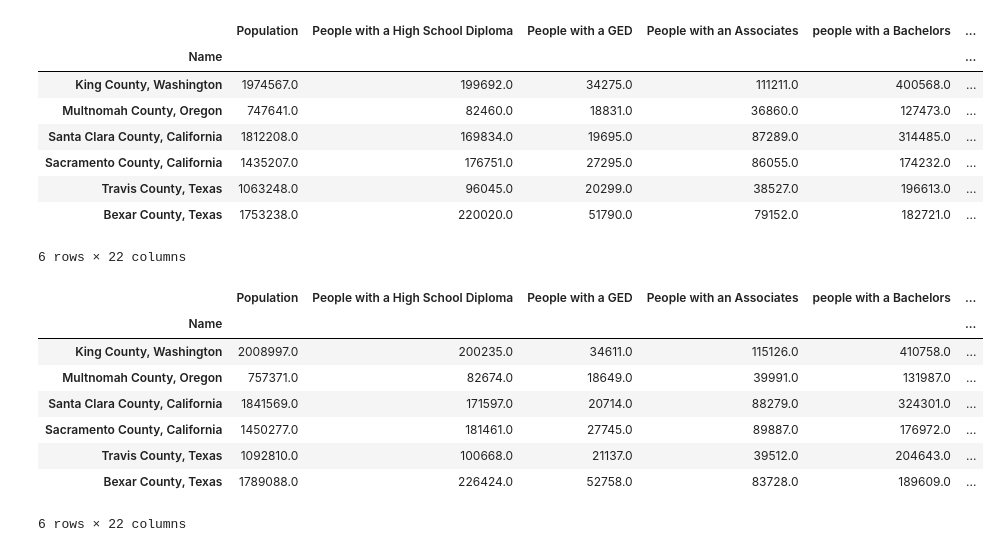
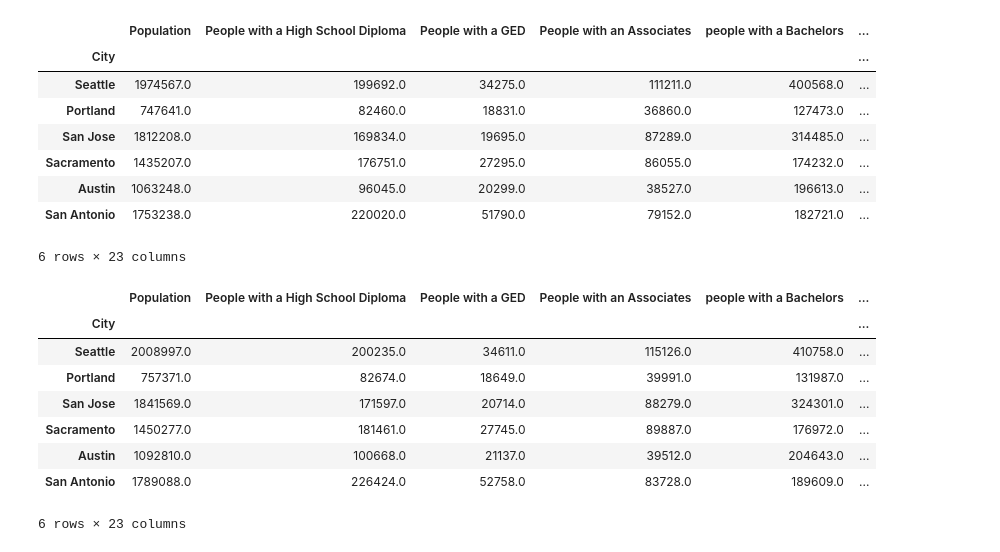
Before and after one commit to mrcjbf/project-one-repo, a Jupyter notebook: census_api.ipynb, the cells around one changed output. Saved outputs shown, nothing was run; the diff lists cells and outputs as text; code cells hidden in the pictures.

Commit message:
Indexed by city

```diff
--- a/census_api.ipynb
+++ b/census_api.ipynb
@@ -179,6 +179,12 @@ sacramento_county_df_2013 = county_df_2013.get_group("Sacramento County, Califor
 austin_county_df_2013 = county_df_2013.get_group("Travis County, Texas")
 san_antonio_county_df_2013 = county_df_2013.get_group("Bexar County, Texas")
 
+seattle_county_df_2013["City"] = "Seattle"
+portland_county_df_2013["City"] = "Portland"
+san_jose_county_df_2013["City"] = "San Jose"
+sacramento_county_df_2013["City"] = "Sacramento"
+austin_county_df_2013["City"] = "Austin"
+san_antonio_county_df_2013["City"] = "San Antonio"
 #Breakdown Data for each county in 2014
 county_df_2014 = census_pd_2014.groupby(["Name"])
 seattle_county_df_2014 = county_df_2014.get_group("King County, Washington")
@@ -188,6 +194,12 @@ sacramento_county_df_2014 = county_df_2014.get_group("Sacramento County, Califor
 austin_county_df_2014 = county_df_2014.get_group("Travis County, Texas")
 san_antonio_county_df_2014 = county_df_2014.get_group("Bexar County, Texas")
 
+seattle_county_df_2014["City"] = "Seattle"
+portland_county_df_2014["City"] = "Portland"
+san_jose_county_df_2014["City"] = "San Jose"
+sacramento_county_df_2014["City"] = "Sacramento"
+austin_county_df_2014["City"] = "Austin"
+san_antonio_county_df_2014["City"] = "San Antonio"
 #Breakdown Data for each county in 2015
 county_df_2015 = census_pd_2015.groupby(["Name"])
 seattle_county_df_2015 = county_df_2015.get_group("King County, Washington")
@@ -197,6 +209,12 @@ sacramento_county_df_2015 = county_df_2015.get_group("Sacramento County, Califor
 austin_county_df_2015 = county_df_2015.get_group("Travis County, Texas")
 san_antonio_county_df_2015 = county_df_2015.get_group("Bexar County, Texas")
 
+seattle_county_df_2015["City"] = "Seattle"
+portland_county_df_2015["City"] = "Portland"
+san_jose_county_df_2015["City"] = "San Jose"
+sacramento_county_df_2015["City"] = "Sacramento"
+austin_county_df_2015["City"] = "Austin"
+san_antonio_county_df_2015["City"] = "San Antonio"
 #Breakdown Data for each county in 2016
 county_df_2016 = census_pd_2016.groupby(["Name"])
 seattle_county_df_2016 = county_df_2016.get_group("King County, Washington")
@@ -206,6 +224,12 @@ sacramento_county_df_2016 = county_df_2016.get_group("Sacramento County, Califor
 austin_county_df_2016 = county_df_2016.get_group("Travis County, Texas")
 san_antonio_county_df_2016 = county_df_2016.get_group("Bexar County, Texas")
 
+seattle_county_df_2016["City"] = "Seattle"
+portland_county_df_2016["City"] = "Portland"
+san_jose_county_df_2016["City"] = "San Jose"
+sacramento_county_df_2016["City"] = "Sacramento"
+austin_county_df_2016["City"] = "Austin"
+san_antonio_county_df_2016["City"] = "San Antonio"
 #Breakdown Data for each county in 2017
 county_df_2017 = census_pd_2017.groupby(["Name"])
 seattle_county_df_2017 = county_df_2017.get_group("King County, Washington")
@@ -214,3 +238,10 @@ san_jose_county_df_2017 = county_df_2017.get_group("Santa Clara County, Californ
 sacramento_county_df_2017 = county_df_2017.get_group("Sacramento County, California")
 austin_county_df_2017 = county_df_2017.get_group("Travis County, Texas")
 san_antonio_county_df_2017 = county_df_2017.get_group("Bexar County, Texas")
+
+seattle_county_df_2017["City"] = "Seattle"
+portland_county_df_2017["City"] = "Portland"
+san_jose_county_df_2017["City"] = "San Jose"
+sacramento_county_df_2017["City"] = "Sacramento"
+austin_county_df_2017["City"] = "Austin"
+san_antonio_county_df_2017["City"] = "San Antonio"
@@ -217,39 +266,39 @@ san_antonio_county_df_2017 = county_df_2017.get_group("Bexar County, Texas")
 # %%
 #Merge county data frames for 2013
 county_frames_13 = [seattle_county_df_2013, portland_county_df_2013, san_jose_county_df_2013, sacramento_county_df_2013,
                 austin_county_df_2013, san_antonio_county_df_2013]
 county_frames_df_2013 = pd.concat(county_frames_13)
 county_frames_df_2013.to_csv("Output/county_data_2013.csv", encoding="utf-8", index=True)
-county_frames_df_2013 = county_frames_df_2013.set_index("Name")
+county_frames_df_2013 = county_frames_df_2013.set_index("City")
 county_frames_df_2013
 # %% [output]
 |  | Population | People with a High School Diploma | People with a GED | People with an Associates | people with a Bachelors | ... |
-| Name |  |  |  |  |  | ... |
-| King County, Washington | 1974567.0 | 199692.0 | 34275.0 | 111211.0 | 400568.0 | ... |
-| Multnomah County, Oregon | 747641.0 | 82460.0 | 18831.0 | 36860.0 | 127473.0 | ... |
-| Santa Clara County, California | 1812208.0 | 169834.0 | 19695.0 | 87289.0 | 314485.0 | ... |
-| Sacramento County, California | 1435207.0 | 176751.0 | 27295.0 | 86055.0 | 174232.0 | ... |
-| Travis County, Texas | 1063248.0 | 96045.0 | 20299.0 | 38527.0 | 196613.0 | ... |
-| Bexar County, Texas | 1753238.0 | 220020.0 | 51790.0 | 79152.0 | 182721.0 | ... |
+| City |  |  |  |  |  | ... |
+| Seattle | 1974567.0 | 199692.0 | 34275.0 | 111211.0 | 400568.0 | ... |
+| Portland | 747641.0 | 82460.0 | 18831.0 | 36860.0 | 127473.0 | ... |
+| San Jose | 1812208.0 | 169834.0 | 19695.0 | 87289.0 | 314485.0 | ... |
+| Sacramento | 1435207.0 | 176751.0 | 27295.0 | 86055.0 | 174232.0 | ... |
+| Austin | 1063248.0 | 96045.0 | 20299.0 | 38527.0 | 196613.0 | ... |
+| San Antonio | 1753238.0 | 220020.0 | 51790.0 | 79152.0 | 182721.0 | ... |
-6 rows × 22 columns
+6 rows × 23 columns
 # %%
 #Merge county data frames for 2014
 county_frames_14 = [seattle_county_df_2014, portland_county_df_2014, san_jose_county_df_2014, sacramento_county_df_2014,
                 austin_county_df_2014, san_antonio_county_df_2014]
 county_frames_df_2014 = pd.concat(county_frames_14)
 county_frames_df_2014.to_csv("Output/county_data_2014.csv", encoding="utf-8", index=True)
-county_frames_df_2014 = county_frames_df_2014.set_index("Name")
+county_frames_df_2014 = county_frames_df_2014.set_index("City")
 county_frames_df_2014
 # %% [output]
 |  | Population | People with a High School Diploma | People with a GED | People with an Associates | people with a Bachelors | ... |
-| Name |  |  |  |  |  | ... |
-| King County, Washington | 2008997.0 | 200235.0 | 34611.0 | 115126.0 | 410758.0 | ... |
-| Multnomah County, Oregon | 757371.0 | 82674.0 | 18649.0 | 39991.0 | 131987.0 | ... |
-| Santa Clara County, California | 1841569.0 | 171597.0 | 20714.0 | 88279.0 | 324301.0 | ... |
-| Sacramento County, California | 1450277.0 | 181461.0 | 27745.0 | 89887.0 | 176972.0 | ... |
-| Travis County, Texas | 1092810.0 | 100668.0 | 21137.0 | 39512.0 | 204643.0 | ... |
-| Bexar County, Texas | 1789088.0 | 226424.0 | 52758.0 | 83728.0 | 189609.0 | ... |
+| City |  |  |  |  |  | ... |
+| Seattle | 2008997.0 | 200235.0 | 34611.0 | 115126.0 | 410758.0 | ... |
+| Portland | 757371.0 | 82674.0 | 18649.0 | 39991.0 | 131987.0 | ... |
+| San Jose | 1841569.0 | 171597.0 | 20714.0 | 88279.0 | 324301.0 | ... |
+| Sacramento | 1450277.0 | 181461.0 | 27745.0 | 89887.0 | 176972.0 | ... |
+| Austin | 1092810.0 | 100668.0 | 21137.0 | 39512.0 | 204643.0 | ... |
+| San Antonio | 1789088.0 | 226424.0 | 52758.0 | 83728.0 | 189609.0 | ... |
-6 rows × 22 columns
+6 rows × 23 columns
 # %%
 #Merge county data frames for 2015
 county_frames_15 = [seattle_county_df_2015, portland_county_df_2015, san_jose_county_df_2015, sacramento_county_df_2015,
```
Also changed, not shown: parts of 4 cells of this notebook, 5 other files.
